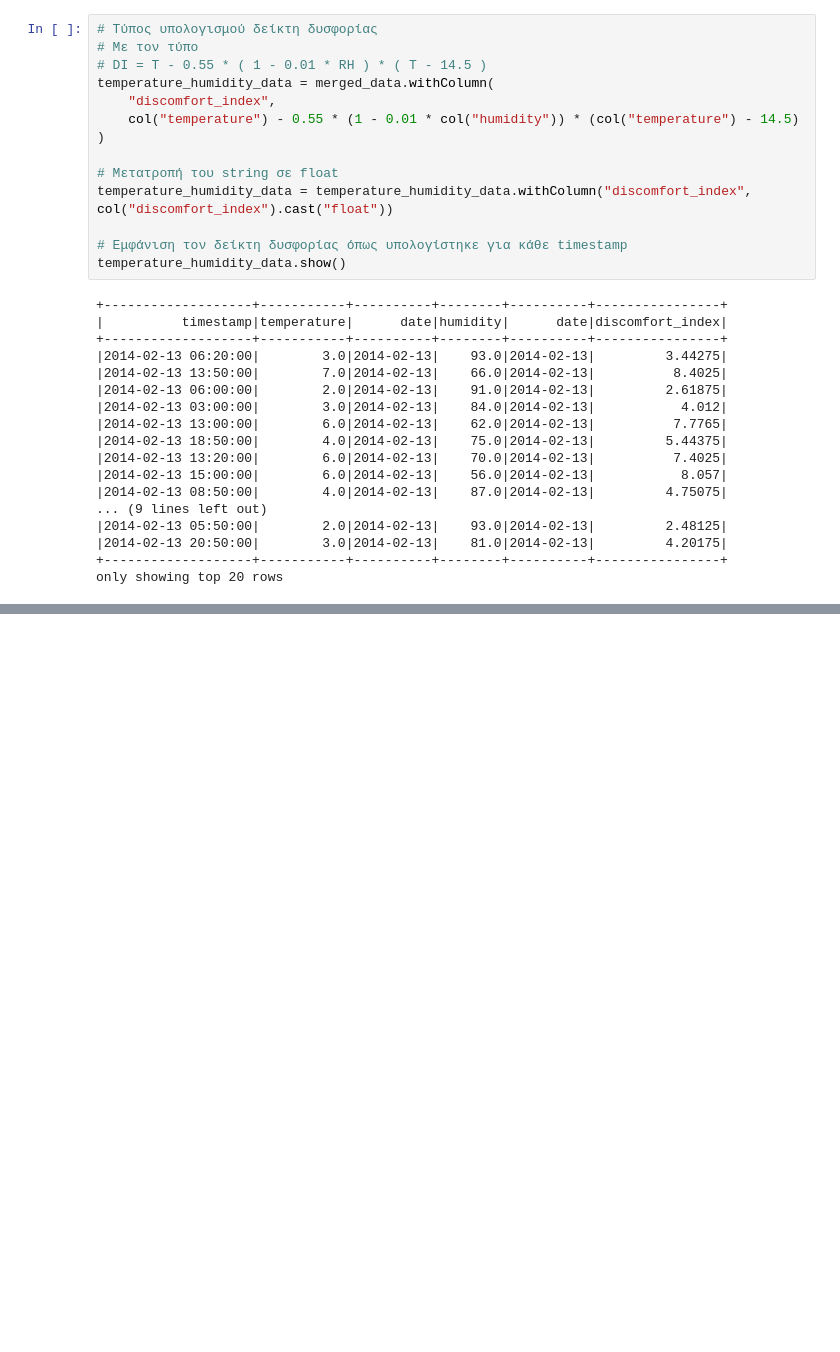
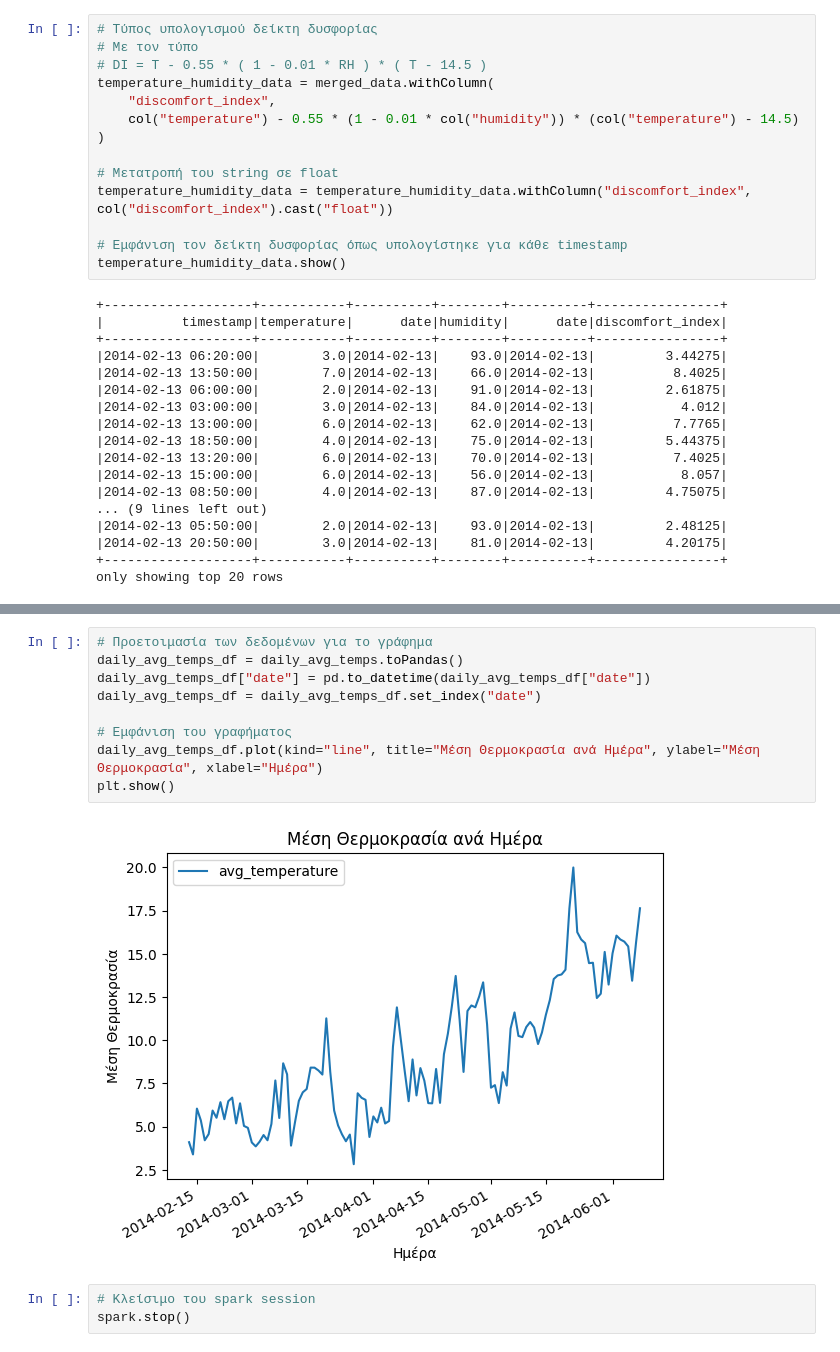
Before and after one commit to vagg99/Decentralized-Systems, a Jupyter notebook: Spark/one.ipynb, the cells around one changed output, grey strips where cells are left out. Drawn from its saved outputs; the diff is of its cells as text; blank space fills up the shorter version.

Commit message:
Spark (almost) done

```diff
--- a/Spark/one.ipynb
+++ b/Spark/one.ipynb
@@ -252,0 +290,14 @@ print(f"Η ελάχιστη τιμή δυσφορίας είναι: {min_discomf
+# %%
+# Προετοιμασία των δεδομένων για το γράφημα
+daily_avg_temps_df = daily_avg_temps.toPandas()
+daily_avg_temps_df["date"] = pd.to_datetime(daily_avg_temps_df["date"])
+daily_avg_temps_df = daily_avg_temps_df.set_index("date")
+
+# Εμφάνιση του γραφήματος
+daily_avg_temps_df.plot(kind="line", title="Μέση Θερμοκρασία ανά Ημέρα", ylabel="Μέση Θερμοκρασία", xlabel="Ημέρα")
+plt.show()
+# %% [output]
+[figure, added]
+# %%
+# Κλείσιμο του spark session
+spark.stop()
```
Also changed, not shown: parts of 7 cells of this notebook, 3 other files.
